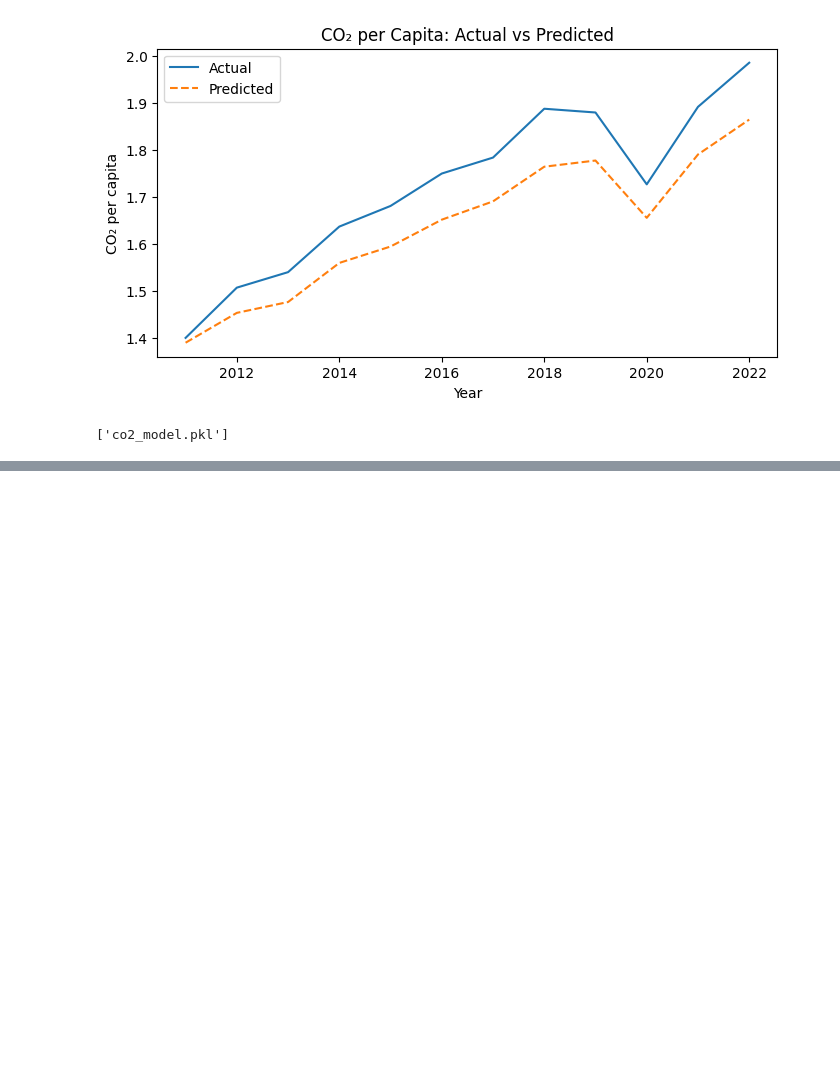
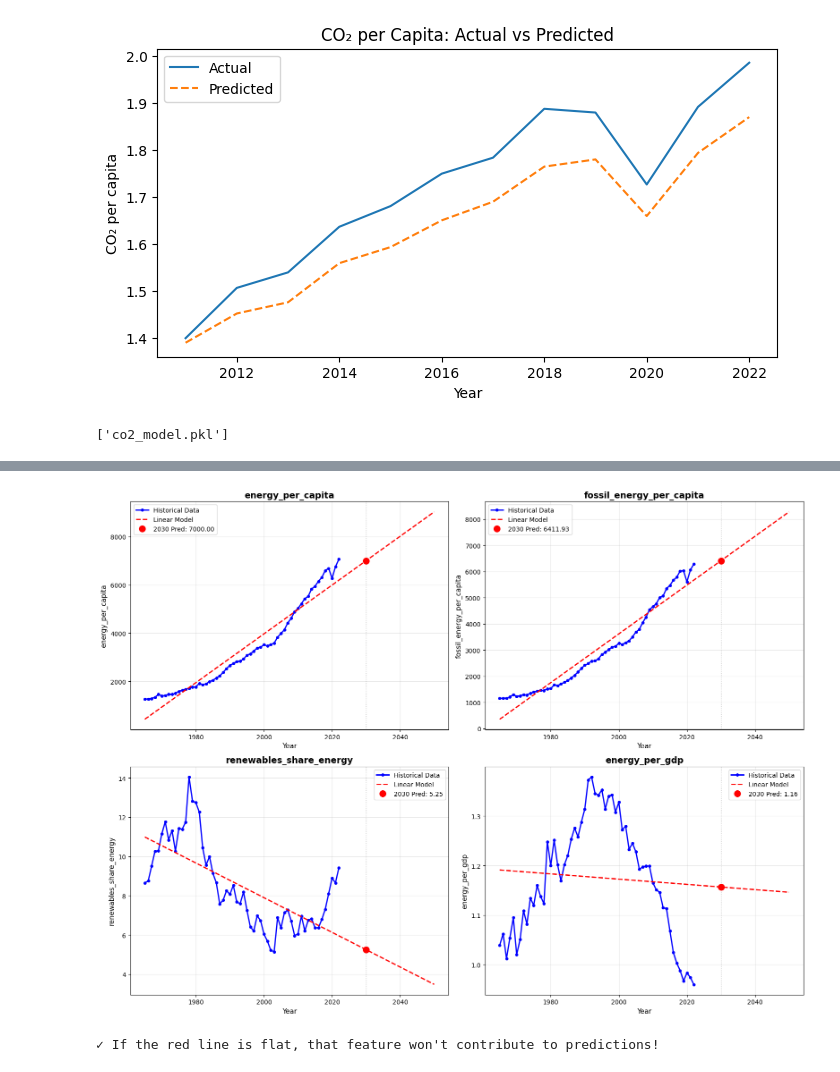
Before and after one commit to nimish-23/carbon_emission_prediction, a Jupyter notebook: notebooks/carbon_emission.ipynb, the cells around one changed output, grey strips where cells are left out. Saved outputs shown, nothing was run; the diff lists cells and outputs as text; code cells hidden in the pictures; blank space fills up the shorter version.

Commit message:
made changes in model

```diff
--- a/notebooks/carbon_emission.ipynb
+++ b/notebooks/carbon_emission.ipynb
@@ -326,0 +327,5 @@ ElasticNet(alpha=0.1, random_state=42)
+# %%
+# After training co2_model
+print("Model coefficients:")
+for feature, coef in zip(features, co2_model.coef_):
+    print(f"{feature}: {coef}")
@@ -477,0 +545,45 @@ result
+# %%
+# ============================================================================
+# VISUALIZE: See what's happening
+# ============================================================================
+
+import matplotlib.pyplot as plt
+
+# Create merged_df if it doesn't exist
+if 'merged_df' not in locals():
+    merged_df = pd.merge(co2_india_final, energy_india_final, on='year', how='inner')
+
+fig, axes = plt.subplots(2, 2, figsize=(16, 12))
+
+for idx, feature in enumerate(features):
+    ax = axes[idx // 2, idx % 2]
+
+    # Historical data (grouped by year)
+    yearly_avg = merged_df.groupby('year')[feature].mean()
+    yearly_avg.plot(ax=ax, marker='o', label='Historical Data',
+                    linewidth=2, markersize=4, color='blue')
+
+    # Model predictions
+    future_years = list(range(int(merged_df['year'].min()), 2051))
+    predictions = [driver_models[feature].predict([[y]])[0] for y in future_years]
+    ax.plot(future_years, predictions, 'r--', label='Linear Model', linewidth=2)
+
+    # Highlight 2030
+    pred_2030 = driver_models[feature].predict([[2030]])[0]
+    ax.axvline(2030, color='gray', linestyle=':', alpha=0.5, linewidth=1)
+    ax.plot(2030, pred_2030, 'ro', markersize=10,
+            label=f'2030 Pred: {pred_2030:.2f}', zorder=5)
+
+    ax.set_title(f'{feature}', fontsize=14, fontweight='bold')
+    ax.set_xlabel('Year', fontsize=11)
+    ax.set_ylabel(feature, fontsize=11)
+    ax.legend(fontsize=10)
+    ax.grid(True, alpha=0.3)
+
+plt.tight_layout()
+plt.show()
+
+print("\n✓ If the red line is flat, that feature won't contribute to predictions!")
+# %% [output]
+[figure, added]
+✓ If the red line is flat, that feature won't contribute to predictions!
```
Also changed, not shown: parts of 7 cells of this notebook, 9 other files.
